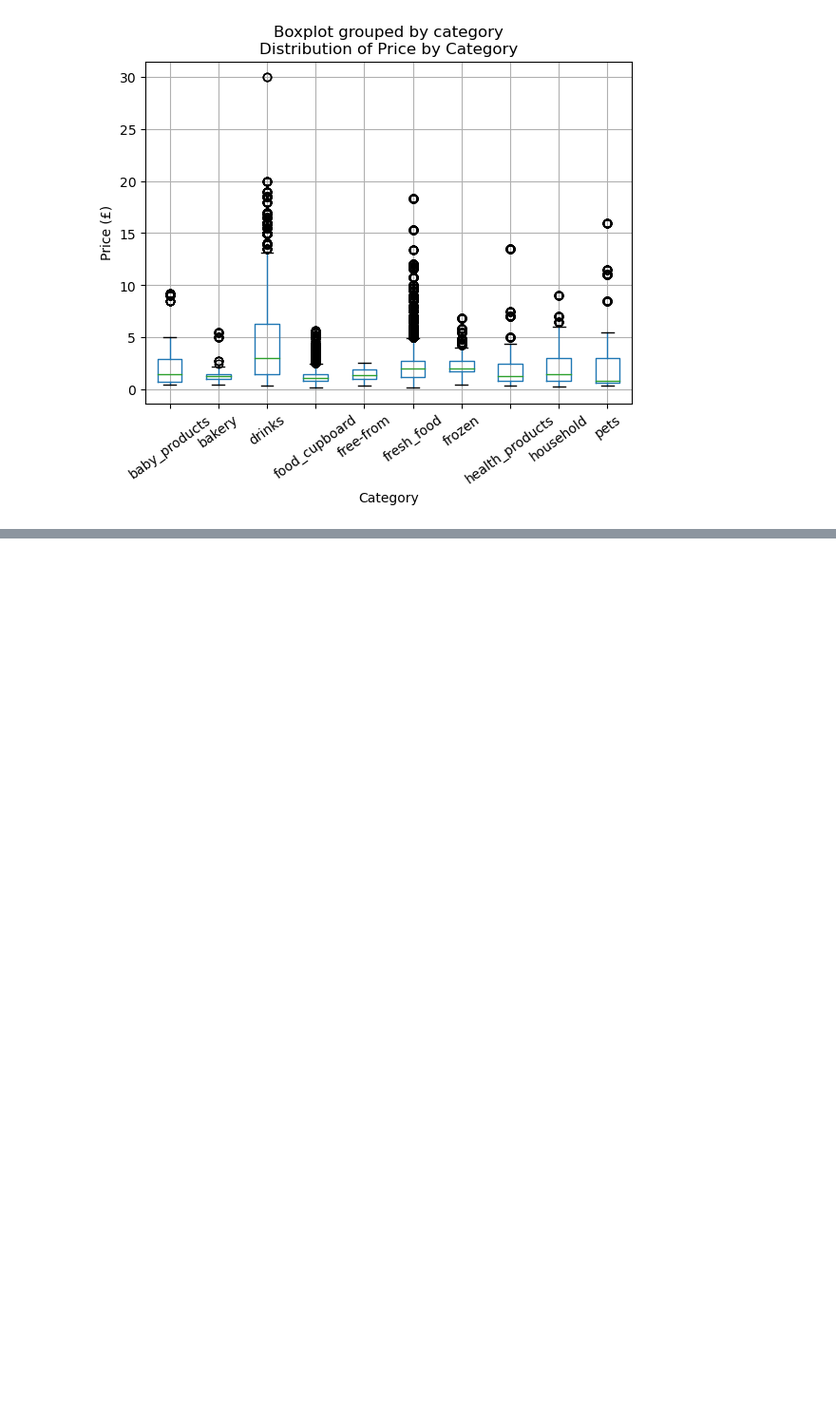
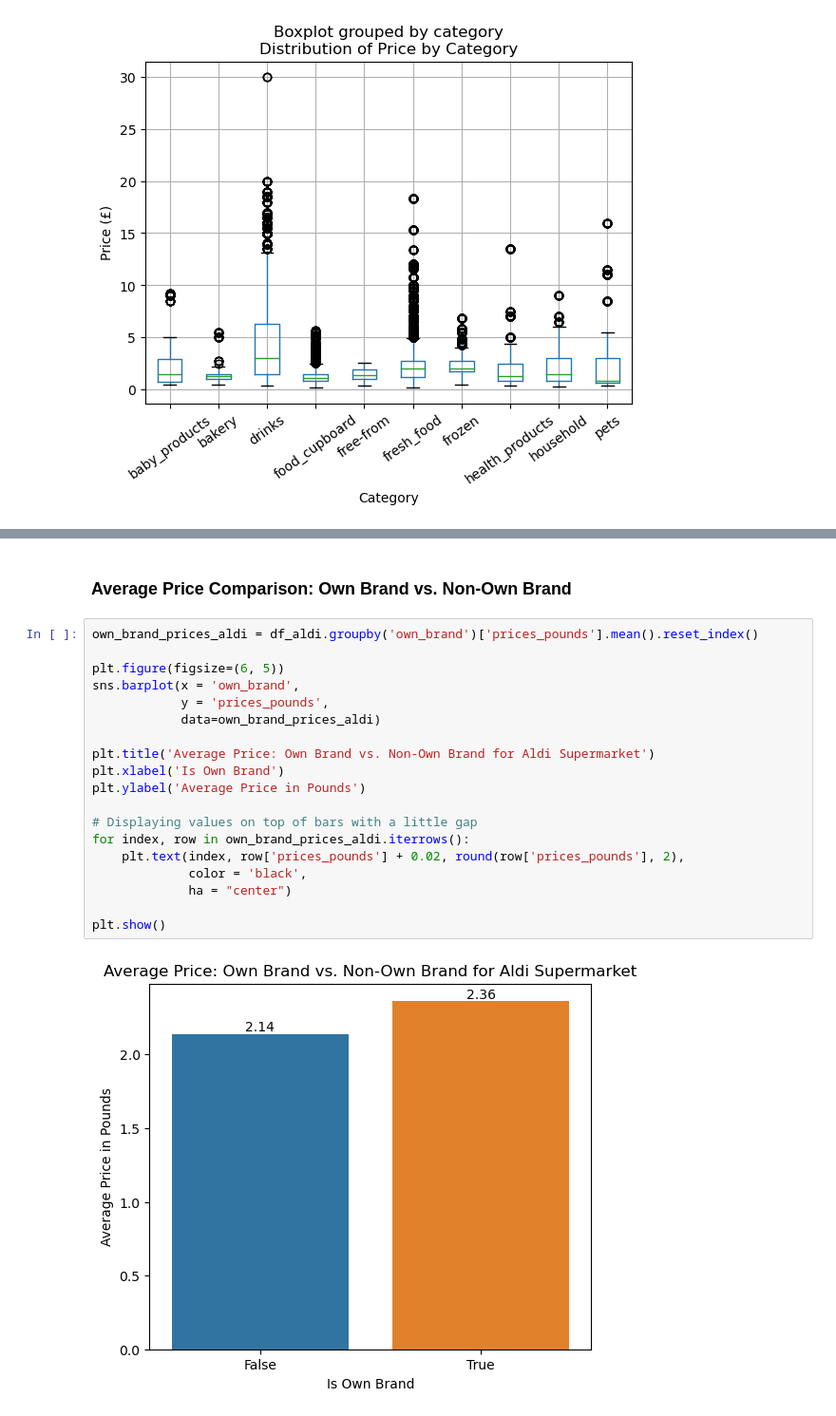
Before and after one commit to purvij07/Revenue-Prediction-Customer-Analytics-for-Supermarket-Data, a Jupyter notebook: code/Aldi_dataset.ipynb, the cells around one changed output, grey strips where cells are left out. Shown at 95% size. Cells and saved outputs as stored; diff of their text form; blank space fills up the shorter version.

```diff
--- a/code/Aldi_dataset.ipynb
+++ b/code/Aldi_dataset.ipynb
@@ -218,0 +232,23 @@ There are outliers in several categories, including `baby_products`, `bakery`, `
+# %% [markdown]
+### Average Price Comparison: Own Brand vs. Non-Own Brand
+# %%
+own_brand_prices_aldi = df_aldi.groupby('own_brand')['prices_pounds'].mean().reset_index()
+
+plt.figure(figsize=(6, 5))
+sns.barplot(x = 'own_brand',
+            y = 'prices_pounds',
+            data=own_brand_prices_aldi)
+
+plt.title('Average Price: Own Brand vs. Non-Own Brand for Aldi Supermarket')
+plt.xlabel('Is Own Brand')
+plt.ylabel('Average Price in Pounds')
+
+# Displaying values on top of bars with a little gap
+for index, row in own_brand_prices_aldi.iterrows():
+    plt.text(index, row['prices_pounds'] + 0.02, round(row['prices_pounds'], 2),
+             color = 'black',
+             ha = "center")
+
+plt.show()
+# %% [output]
+[figure, added]
```
Also changed, not shown: parts of 11 cells of this notebook, 1 other file.
